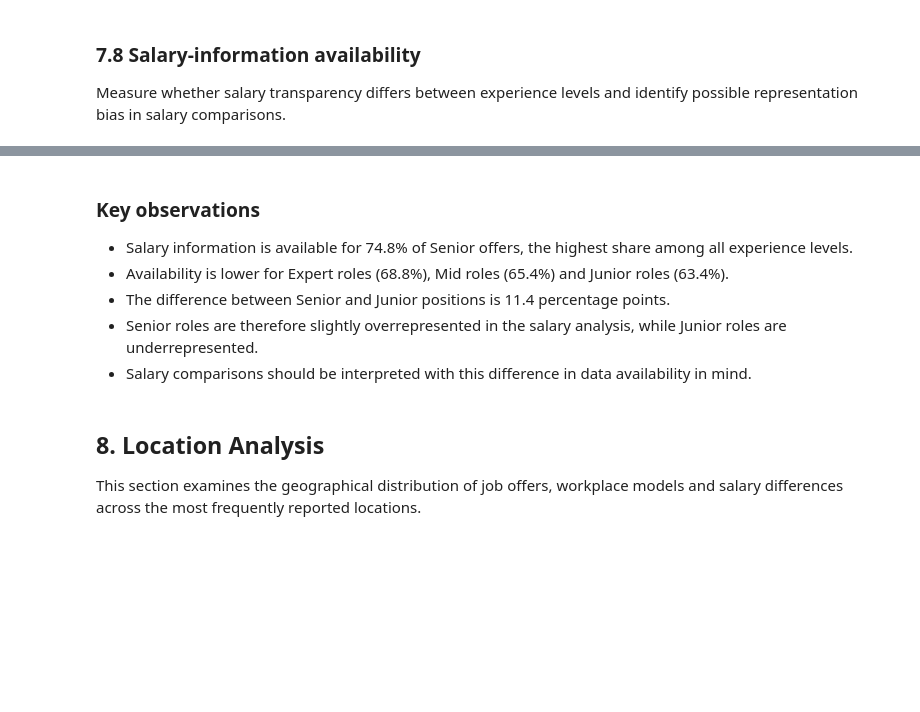
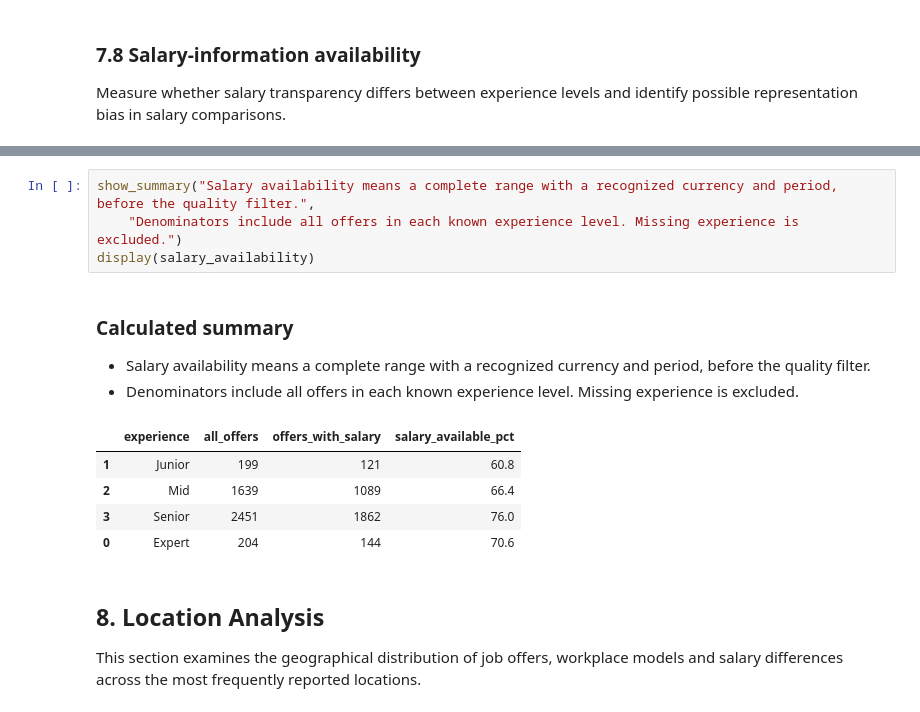
Before and after one commit to MateuszWojno/job_market_intelligence, a Jupyter notebook: notebooks/eda.ipynb, the cells around one changed output, grey strips where cells are left out. Cells and saved outputs as stored; diff of their text form; blank space fills up the shorter version.

Commit message:
Add cumulative PostgreSQL EDA and preserve August analysis

```diff
--- a/notebooks/eda.ipynb
+++ b/notebooks/eda.ipynb
@@ -2506,16 +2607,17 @@ fig.show()
-# %% [markdown]
-### Key observations
-
-- Salary information is available for 74.8% of Senior offers, the highest
-  share among all experience levels.
-- Availability is lower for Expert roles (68.8%), Mid roles (65.4%) and
-  Junior roles (63.4%).
-- The difference between Senior and Junior positions is 11.4 percentage
-  points.
-- Senior roles are therefore slightly overrepresented in the salary
-  analysis, while Junior roles are underrepresented.
-- Salary comparisons should be interpreted with this difference in data
-  availability in mind.
+# %%
+show_summary("Salary availability means a complete range with a recognized currency and period, before the quality filter.",
+    "Denominators include all offers in each known experience level. Missing experience is excluded.")
+display(salary_availability)
+# %% [output]
+### Calculated summary
+
+- Salary availability means a complete range with a recognized currency and period, before the quality filter.
+- Denominators include all offers in each known experience level. Missing experience is excluded.
+|  | experience | all_offers | offers_with_salary | salary_available_pct |
+| 1 | Junior | 199 | 121 | 60.8 |
+| 2 | Mid | 1639 | 1089 | 66.4 |
+| 3 | Senior | 2451 | 1862 | 76.0 |
+| 0 | Expert | 204 | 144 | 70.6 |
 # %% [markdown]
 ## 8. Location Analysis
 
```
Also changed, not shown: parts of 125 cells of this notebook, 2 other files.
